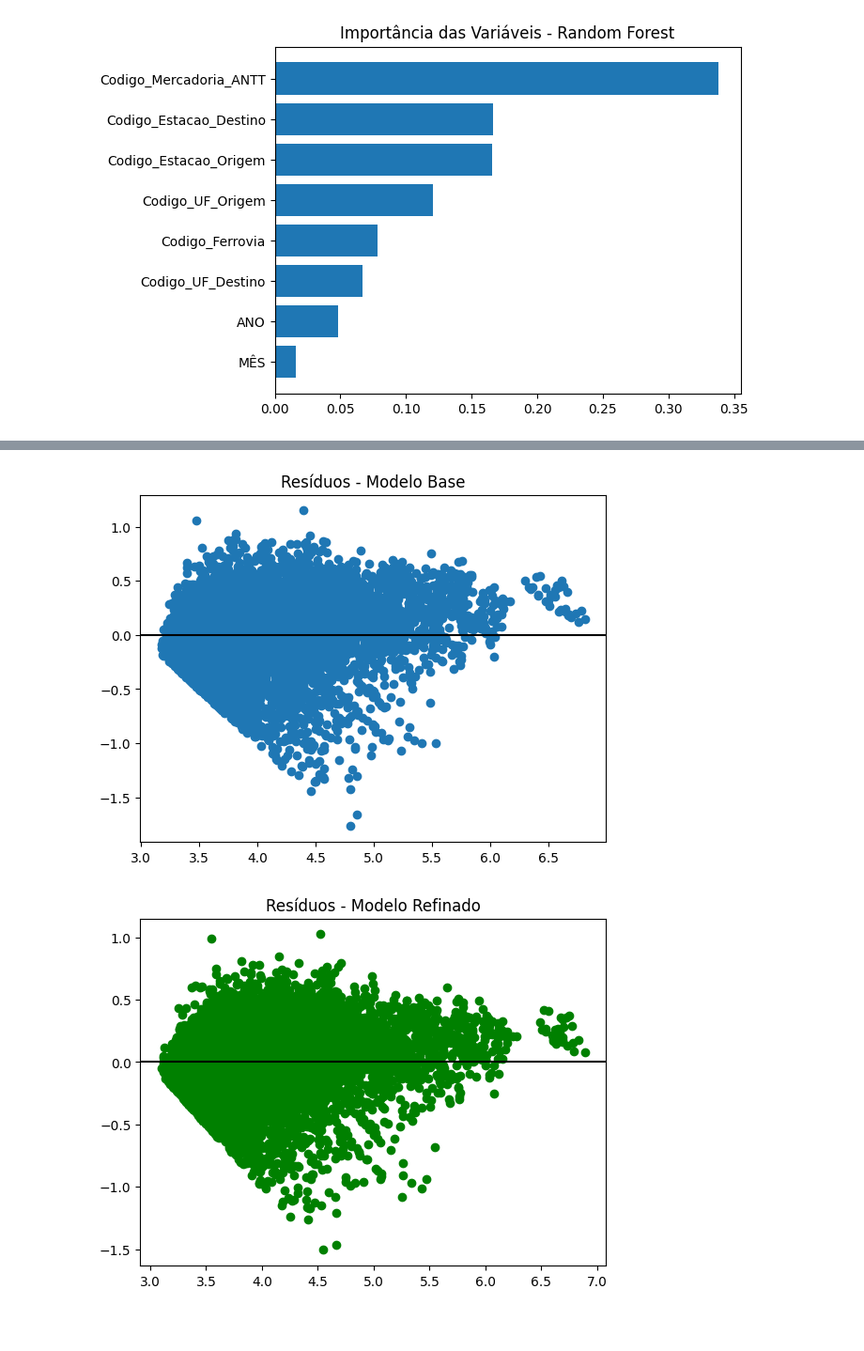
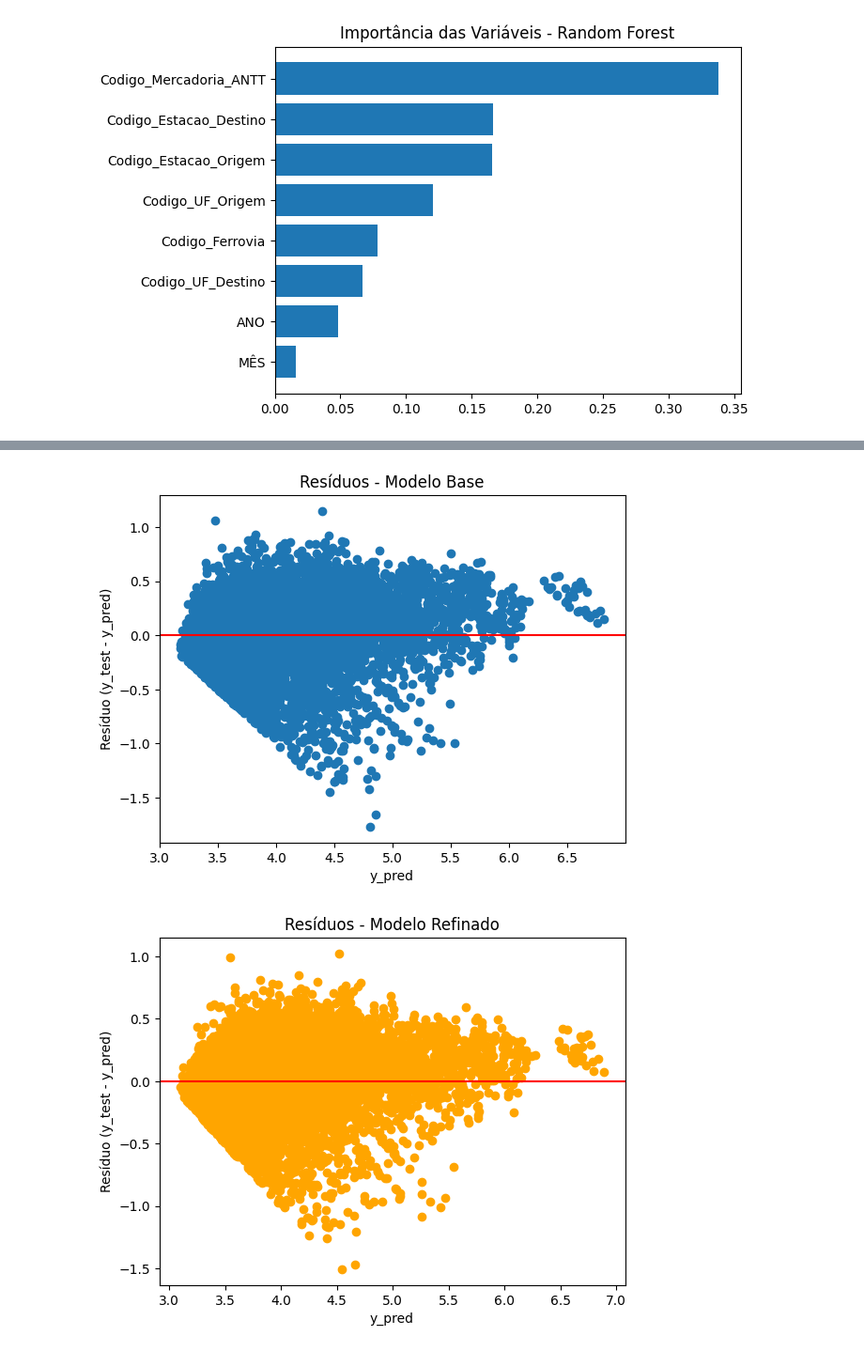
Before and after one commit to iugamil/ANTT_FERROVIAS_TONELADAS, a Jupyter notebook: 01-ANTT_FERROVIAS_RANDOMFOREST_REGRESSOR.ipynb, the cells around one changed output, grey strips where cells are left out. Shown at 94% size. Saved outputs shown, nothing was run; the diff lists cells and outputs as text; code cells hidden in the pictures; blank space fills up the shorter version.

```diff
--- a/01-ANTT_FERROVIAS_RANDOMFOREST_REGRESSOR.ipynb
+++ b/01-ANTT_FERROVIAS_RANDOMFOREST_REGRESSOR.ipynb
@@ -733,8 +700,6 @@ MedAE onde é o meio ? mediana dos erros.
 
 '''
 
-# REPRODUTIBILIDADE
-np.random.seed(2)
 
 ############################################################################
 
@@ -744,15 +709,18 @@ np.random.seed(2)
 ############################################################################
 
 
-from sklearn.ensemble import RandomForestClassifier, RandomForestRegressor
-from sklearn.model_selection import KFold, cross_val_score, train_test_split, learning_curve
-from sklearn.metrics import confusion_matrix, ConfusionMatrixDisplay, accuracy_score, f1_score, classification_report
-from sklearn.metrics import r2_score, mean_absolute_error, mean_squared_error, mean_absolute_percentage_error, median_absolute_error
+# REPRODUTIBILIDADE
+np.random.seed(2)
 
 
 # DEFININDO X (VAR DEPENDENTE) Y (VAR TARGET)
 x = base_modelo.drop(columns=['TU_LOG10'])
 y = base_modelo['TU_LOG10']
+
+
+# ORDENAÇÃO DOS DADOS PARA A BASE DE TREINO
+x = x[['MÊS', 'ANO', 'Codigo_Ferrovia', 'Codigo_Mercadoria_ANTT', 'Codigo_Estacao_Origem',
+                                           'Codigo_UF_Origem', 'Codigo_Estacao_Destino', 'Codigo_UF_Destino']]
 
 
 # SEPARANDO TREINO E TESTE
@@ -1125,21 +1083,35 @@ MAPE refinado: 0.5766628537420689
 # %%
-###################################################################
+############################################################################
 
-# AVALIANDO MODELO REFINADO COM OS ERROS
 
-###################################################################
+# VALIDAÇÃO DOS MODELOS PRINCIPAL vs REFINADO
+
+
+############################################################################
+
+
+'''
+
+Na comparação dos dois gráficos é observado uma dimimuição na dispersão dos erros ao longo do zero.
+O grupo pequeno destacado no canto direito fica menor em comparação ao outro gráfico.
+
+'''
 
 plt.scatter(y_pred, (y_test - y_pred))
 plt.title("Resíduos - Modelo Base")
-plt.axhline(0, color='black')
+plt.axhline(0, color='red')
+plt.xlabel('y_pred')
+plt.ylabel('Resíduo (y_test - y_pred)')
 plt.show()
 
-plt.scatter(y_pred_final, (y_test - y_pred_final), color='green')
+plt.scatter(y_pred_final, (y_test - y_pred_final), color='orange')
 plt.title("Resíduos - Modelo Refinado")
-plt.axhline(0, color='black')
+plt.axhline(0, color='red')
+plt.xlabel('y_pred')
+plt.ylabel('Resíduo (y_test - y_pred)')
 plt.show()
 # %% [output]
-[figure, old version]
+[figure, new version]
-[figure, old version]
+[figure, new version]
 # %%
 
```
Also changed, not shown: parts of 12 cells of this notebook.
